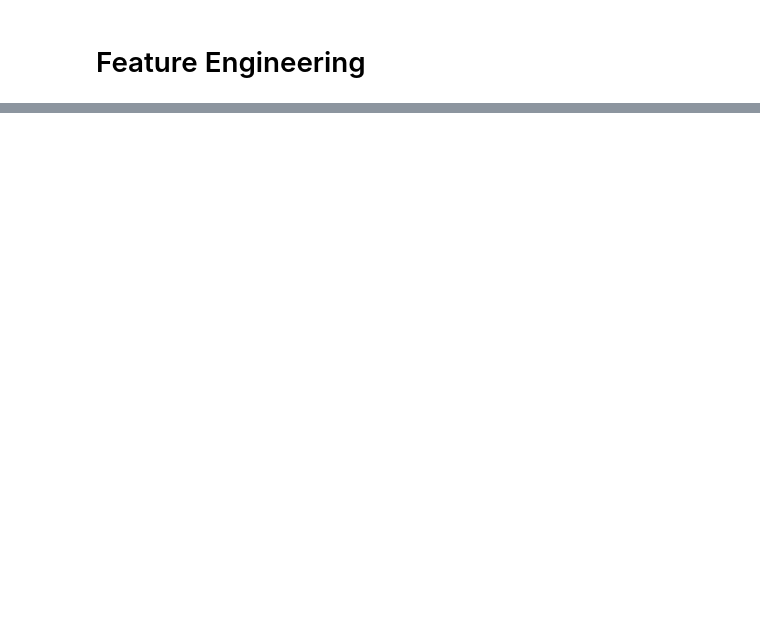
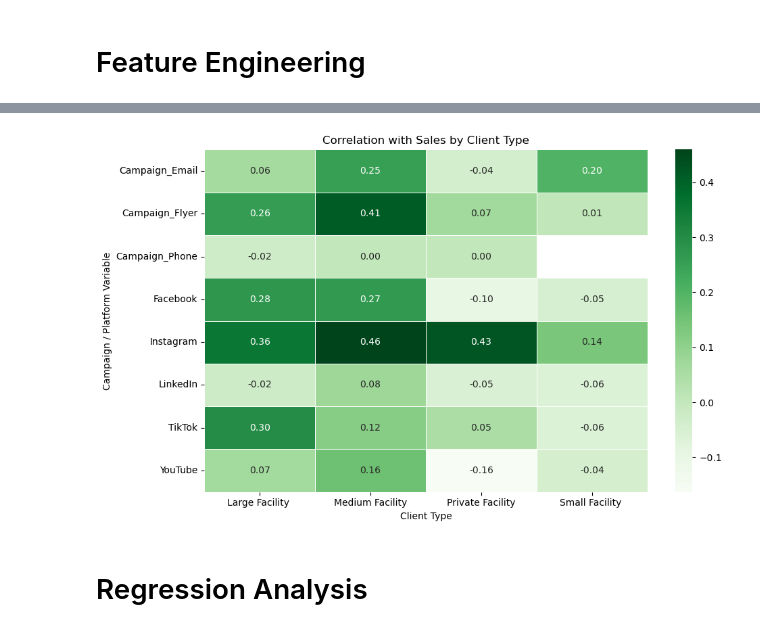
Before and after one commit to Asif-Rasool/MMM, a Jupyter notebook: main.ipynb, the cells around one changed output, grey strips where cells are left out. Cells and saved outputs as stored; diff of their text form; code cells hidden in the pictures; blank space fills up the shorter version.

Commit message:
Upto pooled regression

```diff
--- a/main.ipynb
+++ b/main.ipynb
@@ -25,9 +25,9 @@ def clean_campaign_data(df):
 
     # 2) Numeric cleanup: remove commas, convert '-' to NaN
     cols_to_clean = [
-        'Amount_Collected', 'Instagram', 'YouTube',
-        'Campaign_Flyer', 'Sales_Contact_2', 'Sales_Contact_3'
-    ]
+        'Amount_Collected','Unit Sold','Campaign (Email)', 'Campaign_Flyer','Campaign (Phone)','Facebook',
+          'Instagram', 'YouTube', 'TikTok'
+          ]
     for col in cols_to_clean:
         if col in df_clean.columns:
             df_clean[col] = (
@@ -94,0 +206,38 @@ df_cleaned['Calendar_Year']=df_cleaned['Calendardate'].dt.year
+# %%
+import pandas as pd
+import seaborn as sns
+import matplotlib.pyplot as plt
+
+# Prepare correlation matrix again (if not already done)
+correlation_analysis = pd.DataFrame(
+    df_cleaned.groupby('Client_Type')[[
+        'Amount_Collected',
+        'Campaign_Email', 'Campaign_Flyer', 'Campaign_Phone',
+        'Facebook', 'Instagram', 'YouTube', 'TikTok', 'LinkedIn'
+    ]].corr()['Amount_Collected']
+).reset_index()
+
+# Filter out self-correlation
+correlation_analysis = correlation_analysis[
+    correlation_analysis['level_1'] != 'Amount_Collected'
+]
+
+# Rename columns for clarity
+correlation_analysis.columns = ['Client_Type', 'Variable', 'Correlation']
+
+# Pivot for heatmap
+heatmap_data = correlation_analysis.pivot(index='Variable', columns='Client_Type', values='Correlation')
+
+# Plot
+plt.figure(figsize=(10, 6))
+sns.heatmap(heatmap_data, annot=True, cmap='Greens', fmt=".2f", linewidths=0.5)
+plt.title("Correlation with Sales by Client Type")
+plt.xlabel("Client Type")
+plt.ylabel("Campaign / Platform Variable")
+plt.tight_layout()
+plt.savefig("Figures/segmented_correlation_heatmap.png")
+plt.show()
+# %% [output]
+[figure, added]
+# %% [markdown]
+# Regression Analysis
```
Also changed, not shown: parts of 8 cells of this notebook, 10 other files.
